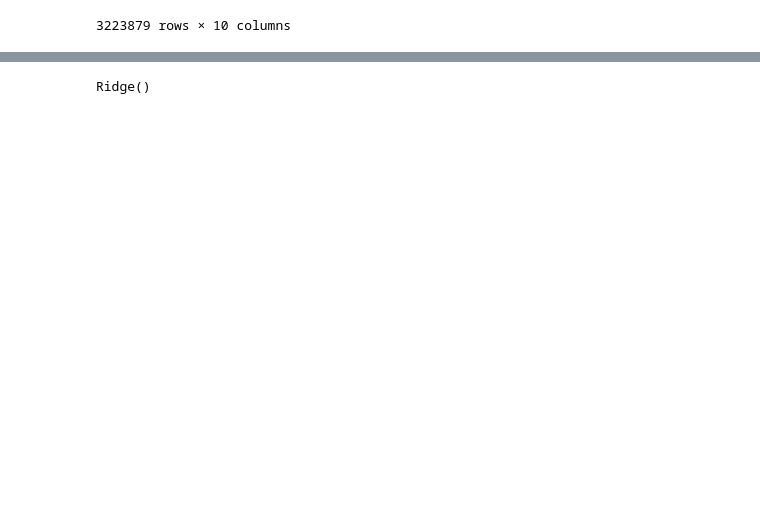
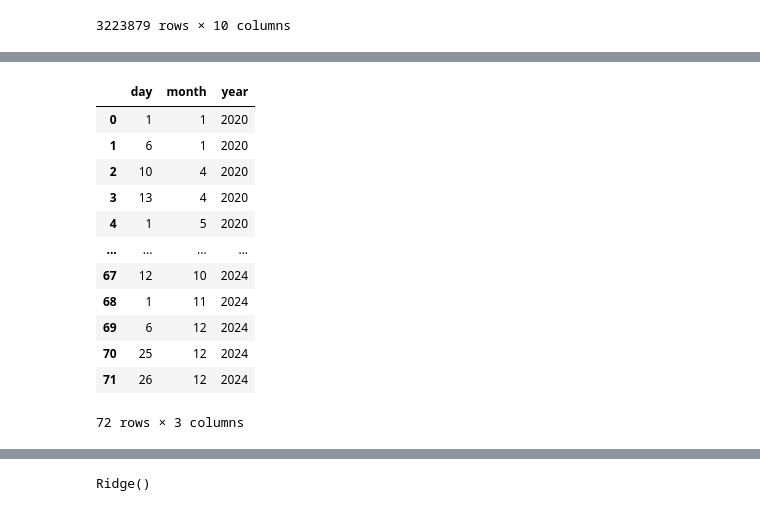
Before and after one commit to carlesonielfa/dsml-capstone, a Jupyter notebook: data_analysis.ipynb, the cells around one changed output, grey strips where cells are left out. Drawn from its saved outputs; the diff is of its cells as text; code cells hidden in the pictures; blank space fills up the shorter version.

Commit message:
Working with holidays

```diff
--- a/data_analysis.ipynb
+++ b/data_analysis.ipynb
@@ -360,0 +380,19 @@ df_ctx4_clean
+# %%
+file_path = 'data/Festius_bcn_2020_a_2024.csv'
+df_holiday_bcn = pd.read_csv(file_path, low_memory=False)
+# %%
+df_holiday_bcn
+# %% [output]
+|  | day | month | year |
+| 0 | 1 | 1 | 2020 |
+| 1 | 6 | 1 | 2020 |
+| 2 | 10 | 4 | 2020 |
+| 3 | 13 | 4 | 2020 |
+| 4 | 1 | 5 | 2020 |
+| ... | ... | ... | ... |
+| 67 | 12 | 10 | 2024 |
+| 68 | 1 | 11 | 2024 |
+| 69 | 6 | 12 | 2024 |
+| 70 | 25 | 12 | 2024 |
+| 71 | 26 | 12 | 2024 |
+72 rows × 3 columns
```
Also changed, not shown: parts of 12 cells of this notebook, 5 other files.
